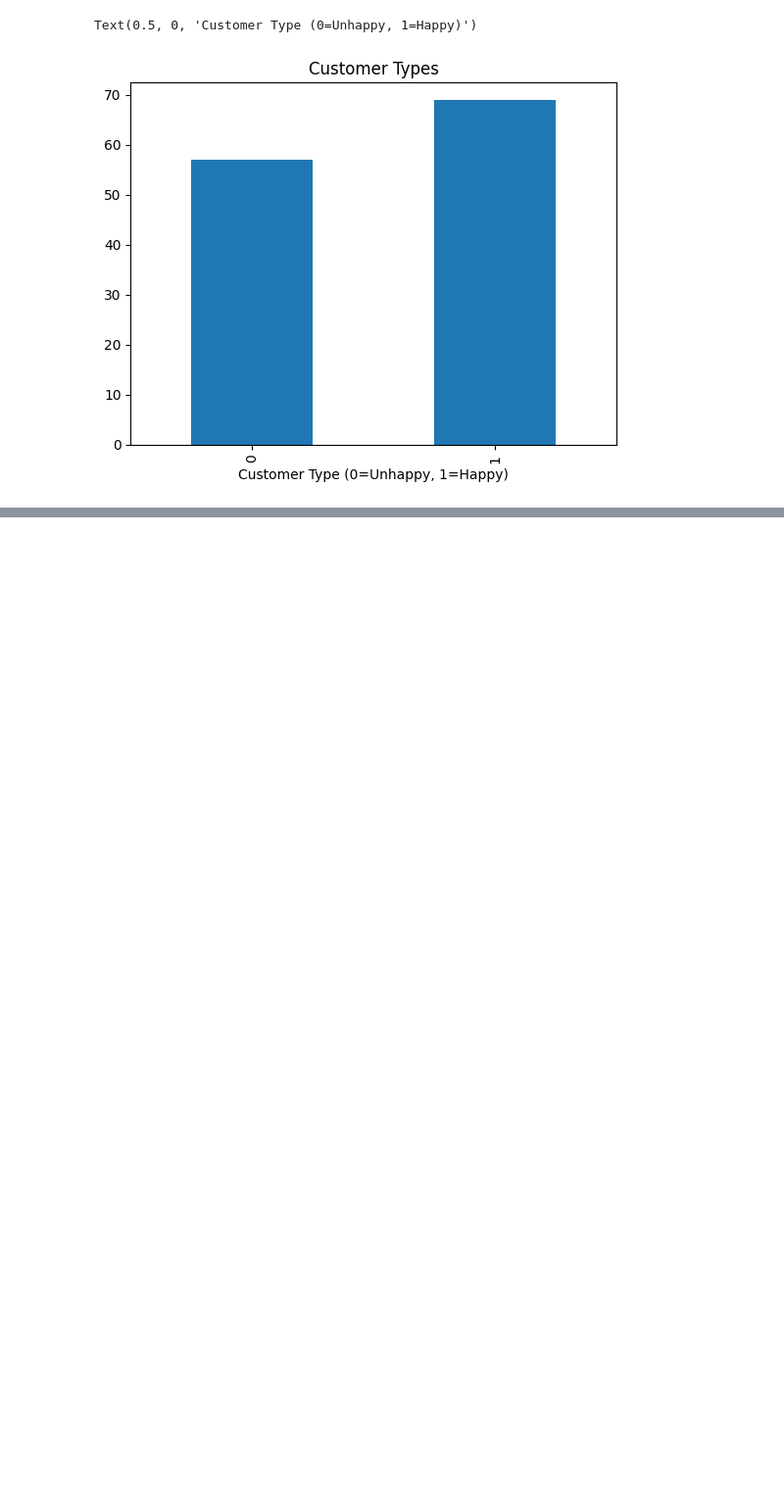
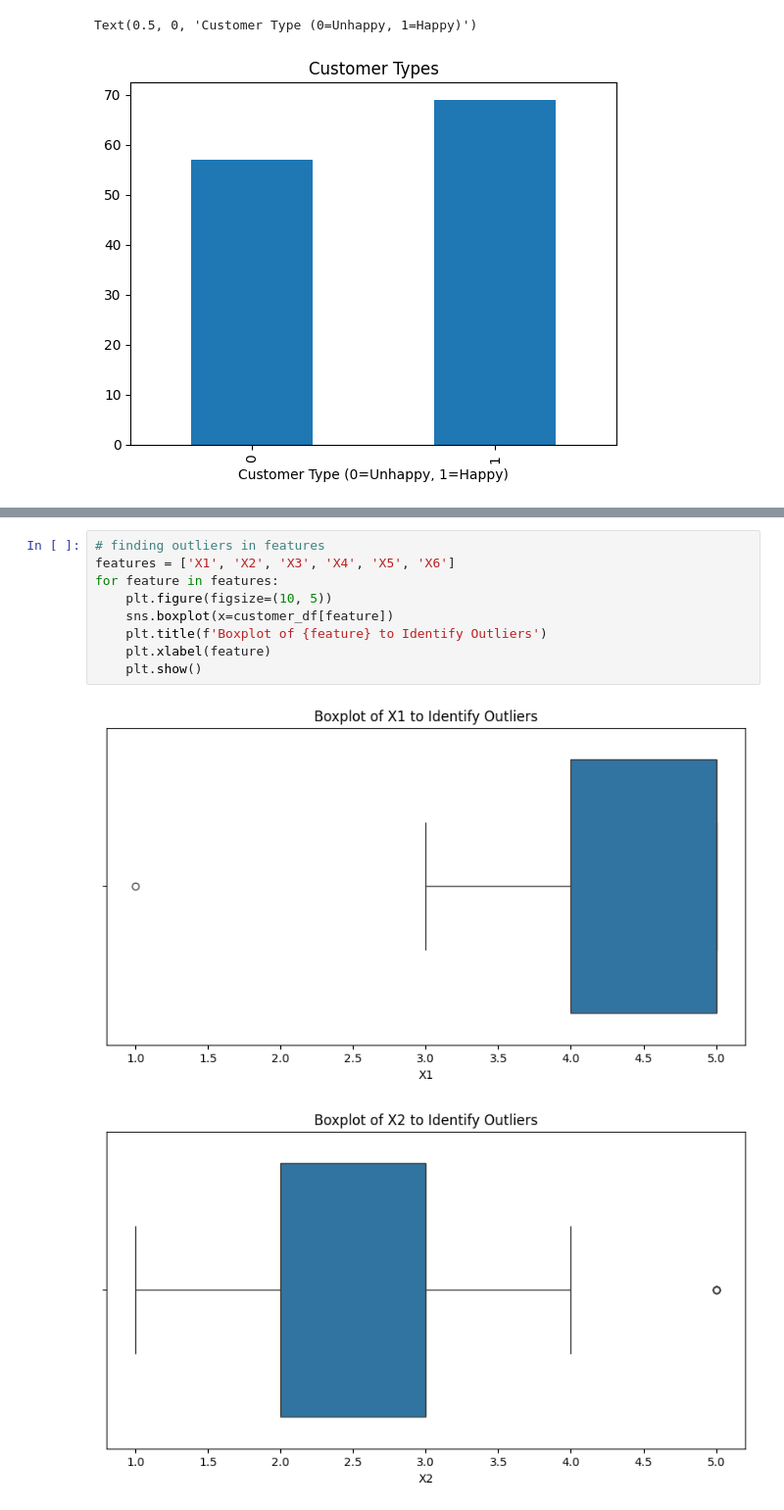
Before and after one commit to nawazyarkhan/EvG0OxbGO4xst3Jp, a Jupyter notebook: src/main.ipynb, the cells around one changed output, grey strips where cells are left out. Shown: that part at 98% size. Saved outputs shown, nothing was run; the diff lists cells and outputs as text; blank space fills up the shorter version.

```diff
--- a/src/main.ipynb
+++ b/src/main.ipynb
@@ -155,0 +196,12 @@ Text(0.5, 0, 'Customer Type (0=Unhappy, 1=Happy)')
+# %%
+# finding outliers in features
+features = ['X1', 'X2', 'X3', 'X4', 'X5', 'X6']
+for feature in features:
+    plt.figure(figsize=(10, 5))
+    sns.boxplot(x=customer_df[feature])
+    plt.title(f'Boxplot of {feature} to Identify Outliers')
+    plt.xlabel(feature)
+    plt.show()
+# %% [output]
+[figure, added]
+[figure, added]
```
Also changed, not shown: parts of 36 cells of this notebook, 9 other files.
